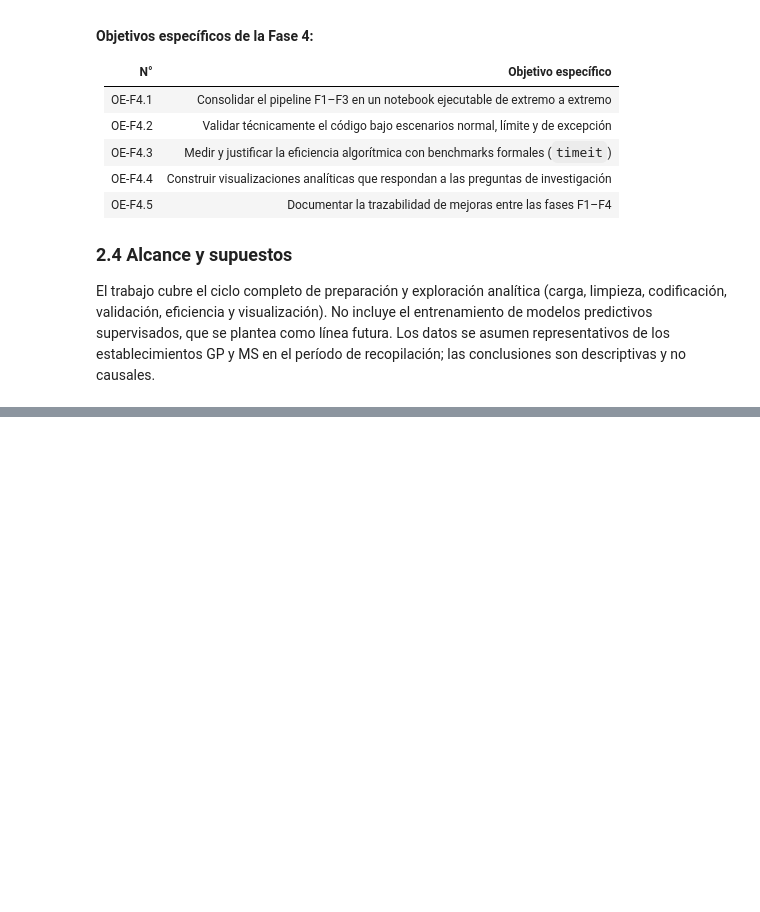
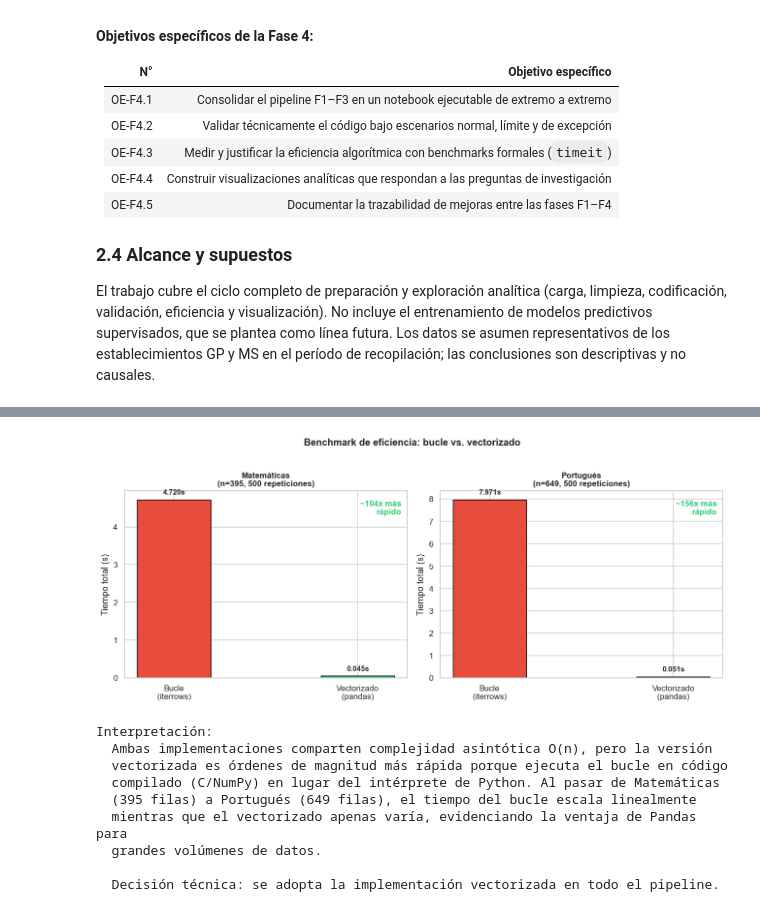
Before and after one commit to ffarina11/proyecto-grupo7-mcdi500, a Jupyter notebook: notebooks/F4_Integracion_Cierre_Tecnico.ipynb, the cells around one changed output, grey strips where cells are left out. Drawn from its saved outputs; the diff is of its cells as text; code cells hidden in the pictures; blank space fills up the shorter version.

```diff
--- a/notebooks/F4_Integracion_Cierre_Tecnico.ipynb
+++ b/notebooks/F4_Integracion_Cierre_Tecnico.ipynb
@@ -92,0 +624,51 @@ El trabajo cubre el ciclo completo de preparación y exploración analítica (ca
+# %%
+# ── Visualización comparativa de los benchmarks ──────────────
+fig, axes = plt.subplots(1, 2, figsize=(12, 5))
+colores = ["#E74C3C", "#2ECC71"]
+
+for ax, (nombre, datos) in zip(axes, resultados_bench.items()):
+    barras = ax.bar(
+        ["Bucle\n(iterrows)", "Vectorizado\n(pandas)"],
+        [datos['t_bucle'], datos['t_vec']],
+        color=colores, width=0.4, edgecolor='black'
+    )
+    for bar, val in zip(barras, [datos['t_bucle'], datos['t_vec']]):
+        ax.text(bar.get_x() + bar.get_width() / 2,
+                val + datos['t_bucle'] * 0.02,
+                f"{val:.3f}s", ha='center', va='bottom', fontsize=10, fontweight='bold')
+    ax.set_title(f"{nombre}\n(n={datos['n_filas']}, {N} repeticiones)",
+                 fontsize=11, fontweight='bold')
+    ax.set_ylabel("Tiempo total (s)")
+    ax.text(0.98, 0.95, f"~{datos['aceleracion']:.0f}x más\nrápido",
+            transform=ax.transAxes, ha='right', va='top',
+            fontsize=11, color='#2ECC71', fontweight='bold')
+
+plt.suptitle("Benchmark de eficiencia: bucle vs. vectorizado",
+             fontsize=13, fontweight='bold', y=1.02)
+plt.tight_layout()
+os.makedirs('../data/processed/F4/', exist_ok=True)
+plt.savefig('../data/processed/F4/fig_benchmark_eficiencia.png', dpi=110, bbox_inches='tight')
+plt.show()
+
+print("""
+Interpretación:
+  Ambas implementaciones comparten complejidad asintótica O(n), pero la versión
+  vectorizada es órdenes de magnitud más rápida porque ejecuta el bucle en código
+  compilado (C/NumPy) en lugar del intérprete de Python. Al pasar de Matemáticas
+  (395 filas) a Portugués (649 filas), el tiempo del bucle escala linealmente
+  mientras que el vectorizado apenas varía, evidenciando la ventaja de Pandas para
+  grandes volúmenes de datos.
+
+  Decisión técnica: se adopta la implementación vectorizada en todo el pipeline.
+""")
+# %% [output]
+[figure, added]
+Interpretación:
+  Ambas implementaciones comparten complejidad asintótica O(n), pero la versión
+  vectorizada es órdenes de magnitud más rápida porque ejecuta el bucle en código
+  compilado (C/NumPy) en lugar del intérprete de Python. Al pasar de Matemáticas
+  (395 filas) a Portugués (649 filas), el tiempo del bucle escala linealmente
+  mientras que el vectorizado apenas varía, evidenciando la ventaja de Pandas para
+  grandes volúmenes de datos.
+
+  Decisión técnica: se adopta la implementación vectorizada en todo el pipeline.
```
Also changed, not shown: parts of 18 cells of this notebook.
